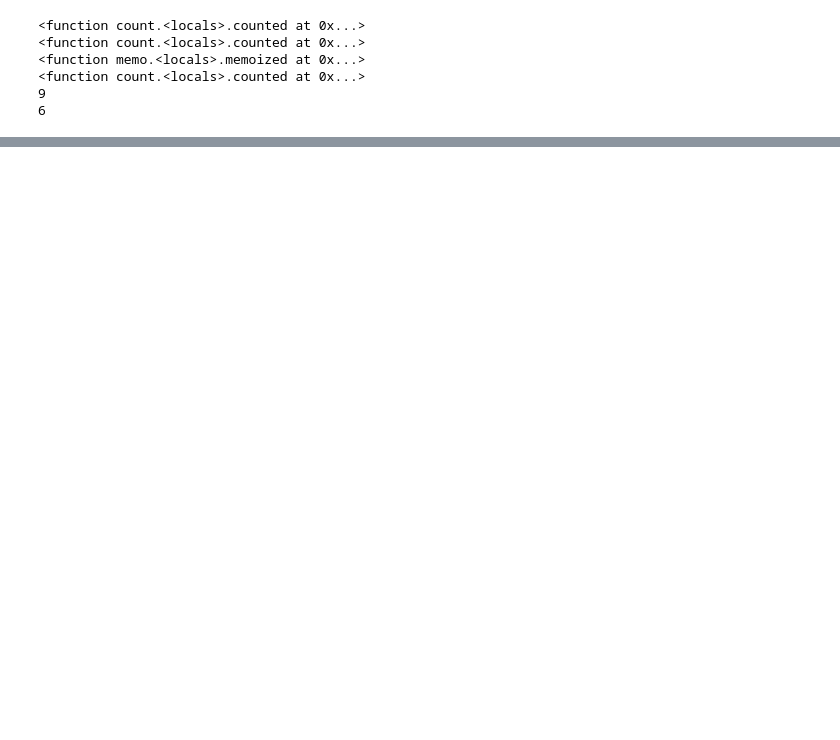
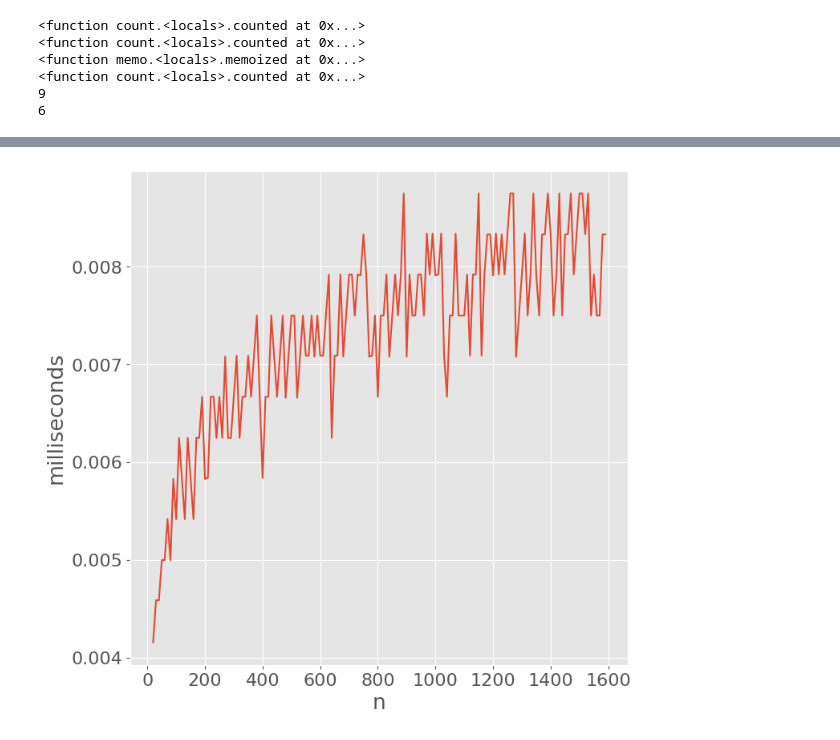
Before and after one commit to Songer66/CS_diy-, a Jupyter notebook: 计算机程序的结构与解释/Lecture_23_Efficiency/code.ipynb, the cells around one changed output, grey strips where cells are left out. Saved outputs shown, nothing was run; the diff lists cells and outputs as text; code cells hidden in the pictures; blank space fills up the shorter version.

```diff
--- a/计算机程序的结构与解释/Lecture_23_Efficiency/code.ipynb
+++ b/计算机程序的结构与解释/Lecture_23_Efficiency/code.ipynb
@@ -41,0 +83,16 @@ print(counted_fib.call_count)# 实际调用了多少次fib函数
+# %%
+def exp_fast(b,n):
+    if n == 0:
+        return 1
+    elif n % 2 == 0:
+        return square(exp_fast(b,n//2))
+    else:
+        return b * exp_fast(b,n-1)
+
+def square(x):
+    return x * x
+
+exp_2_fast = lambda n: exp_fast(2.0,n)
+plot_time('exp_2_fast', range(20,1600,10))
+# %% [output]
+[figure, added]
```
Also changed, not shown: parts of 5 cells of this notebook.
